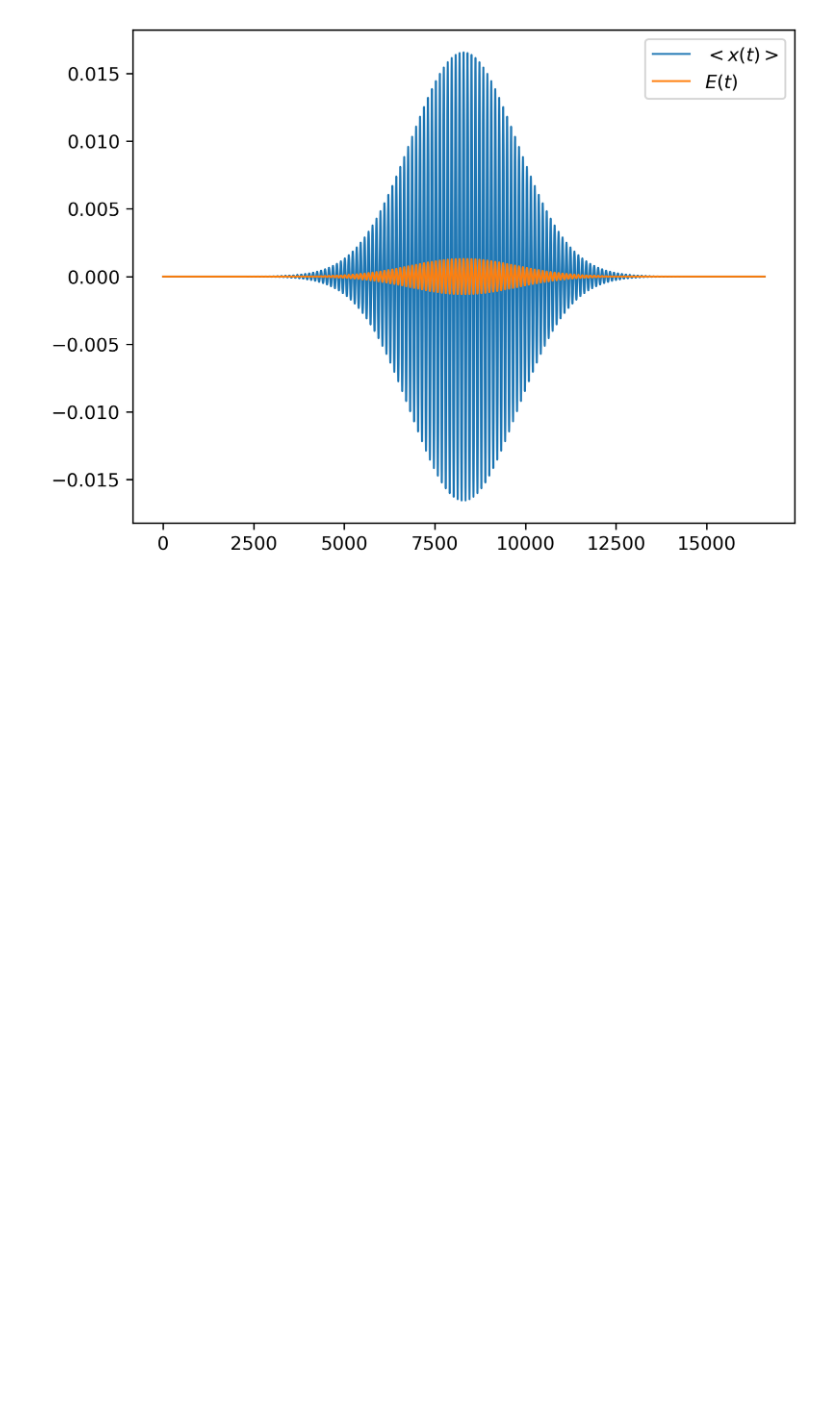
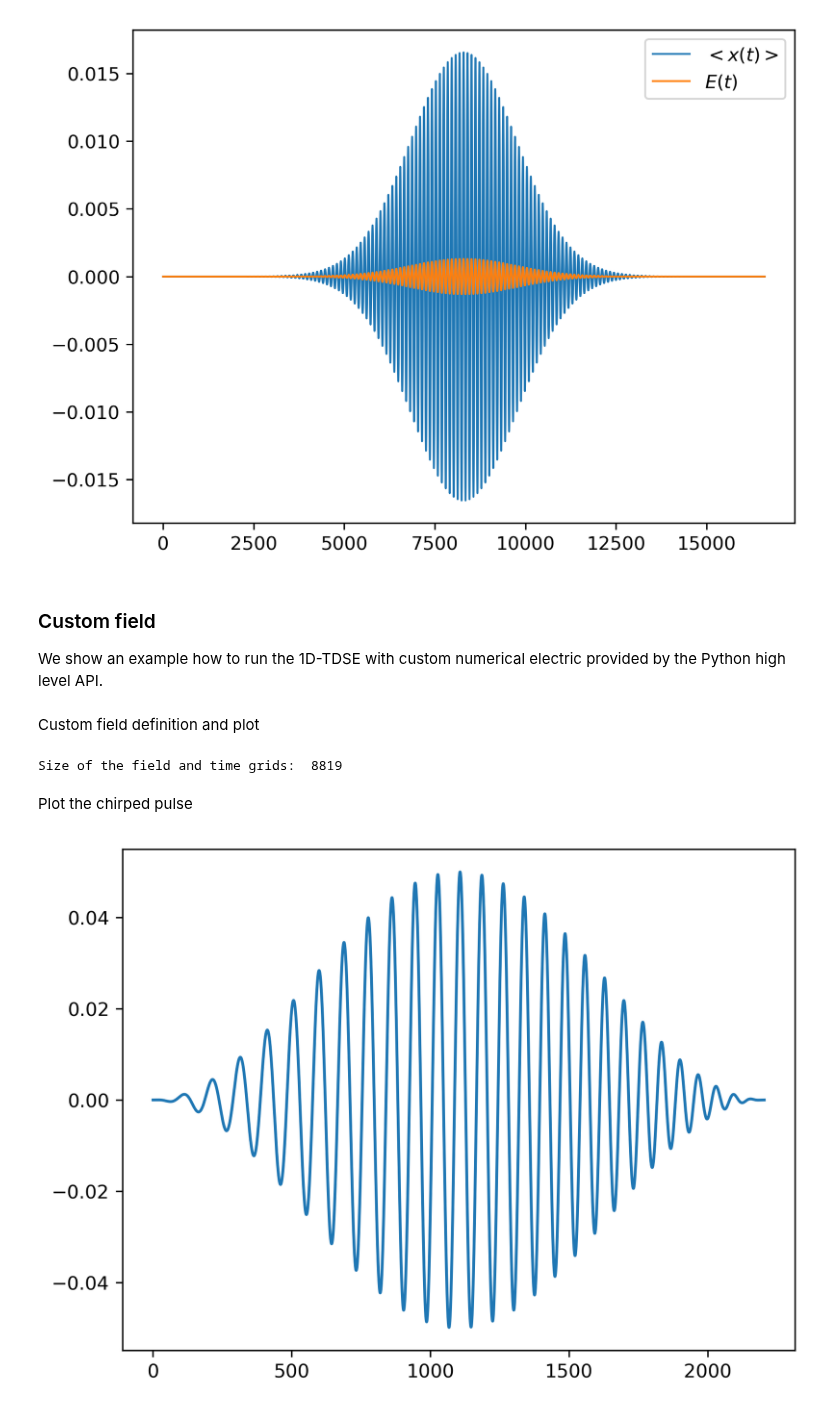
Before and after one commit to MMA-HHG/MMA, a Jupyter notebook: 1DTDSE/PythonTDSE.ipynb, the cells around one changed output. Cells and saved outputs as stored; diff of their text form; code cells hidden in the pictures; blank space fills up the shorter version.

Commit message:
Custom field in python TDSE

```diff
--- a/1DTDSE/PythonTDSE.ipynb
+++ b/1DTDSE/PythonTDSE.ipynb
@@ -112,3 +112,50 @@ plt.legend()
 plt.show()
 # %% [output]
 [figure]
+# %% [markdown]
+### Custom field
+
+We show an example how to run the 1D-TDSE with custom numerical electric provided by the Python high level API.
+# %%
+### Create instance of input structure
+inputs = inputs_def()
+
+### Initialize inputs, initialization functions are methods of inputs_def
+
+### First we need to set the default inputs (can be modified with kwargs)
+inputs.init_default_inputs()
+# %% [markdown]
+Custom field definition and plot
+# %%
+### Fundamental frequency
+omega_0 = 0.057
+### Period
+T = 2*np.pi/omega_0
+### Pulse length
+T_max = 20*T
+### Number of time points
+N_t = int(T_max/inputs.dt) + 1
+### Temporal grid
+t = np.linspace(0, T_max, N_t)
+### Sine squared envelope
+sin_2 = lambda t: np.sin(np.pi*t/T_max)**2
+### Chirp
+chirp = 1e-5*t**2
+### Field magnitude
+E_0 = 0.05
+### Field
+E = E_0*sin_2(t)*np.cos(omega_0*t + chirp)
+
+assert(len(E) == len(t))
+print("Size of the field and time grids: ", N_t)
+# %% [output]
+Size of the field and time grids:  8819
+# %% [markdown]
+Plot the chirped pulse
+# %%
+fig = plt.figure()
+plt.plot(t, E)
+fig.dpi = 300
+plt.show()
+# %% [output]
+[figure, added]
```
Also changed, not shown: parts of 11 cells of this notebook, 1 other file.
